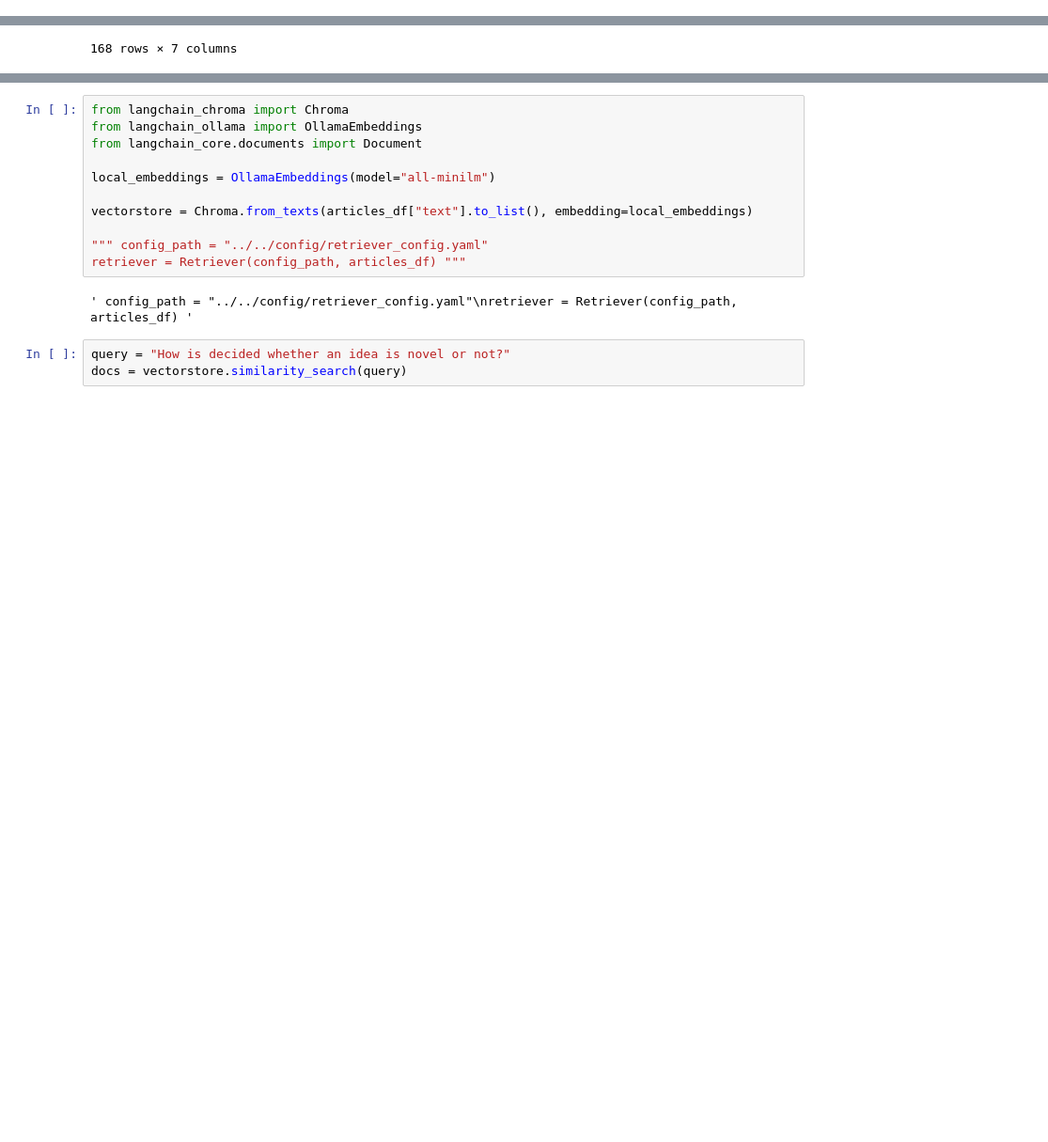
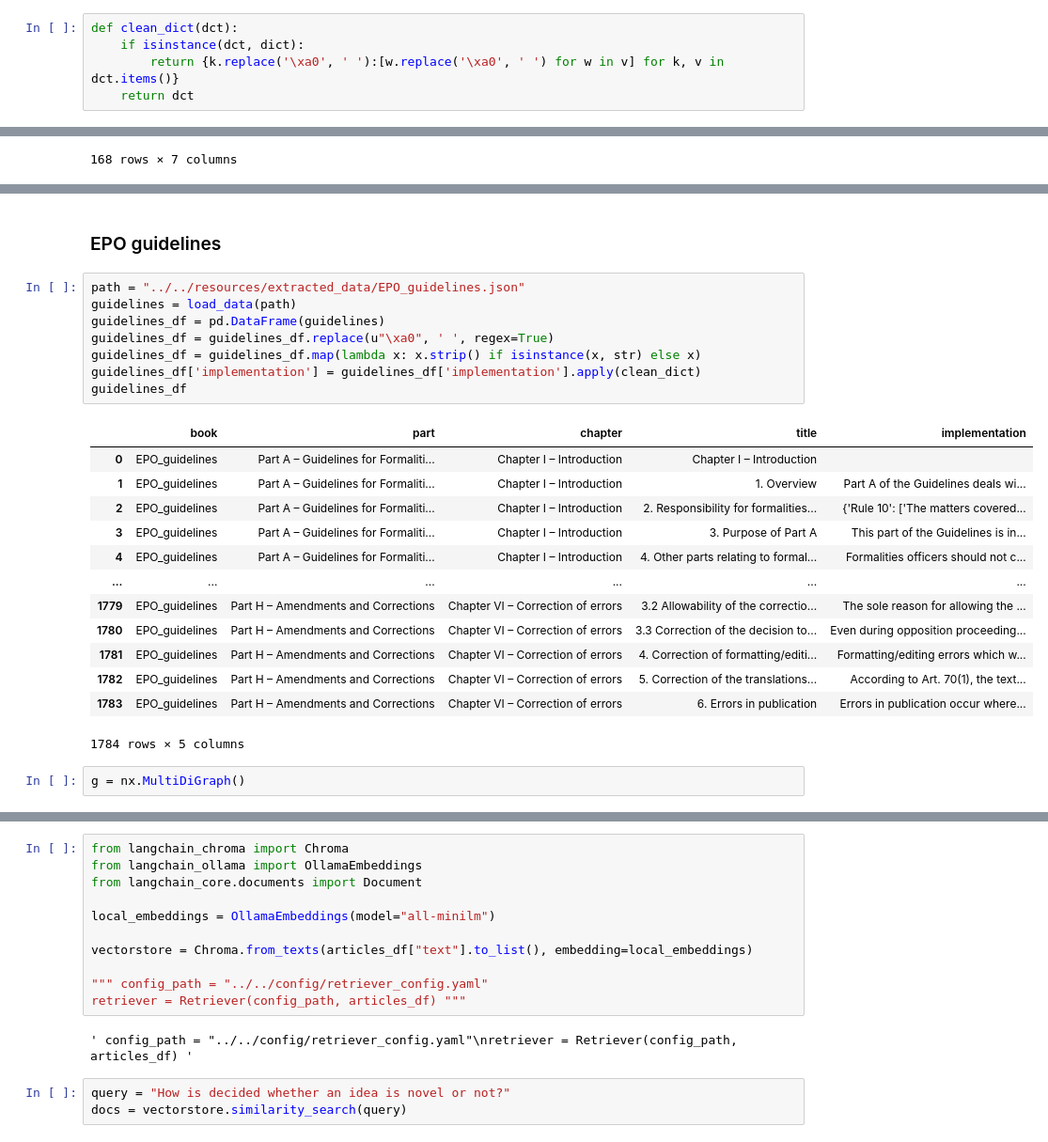
Before and after one commit to DesordreOrganise/PatentAssist, a Jupyter notebook: notebooks/preprocessing/preprocessing.ipynb, the cells around one changed output, grey strips where cells are left out. Shown at 94% size. Drawn from its saved outputs; the diff is of its cells as text; blank space fills up the shorter version.

```diff
--- a/notebooks/preprocessing/preprocessing.ipynb
+++ b/notebooks/preprocessing/preprocessing.ipynb
@@ -22,3 +23,8 @@ def clean_list(lst):
     if isinstance(lst, list):
         return [s.replace('\xa0', ' ') if isinstance(s, str) else s for s in lst]
     return lst
+# %%
+def clean_dict(dct):
+    if isinstance(dct, dict):
+        return {k.replace('\xa0', ' '):[w.replace('\xa0', ' ') for w in v] for k, v in dct.items()}
+    return dct
@@ -50,0 +85,26 @@ articles_df
+# %% [markdown]
+### EPO guidelines
+# %%
+path = "../../resources/extracted_data/EPO_guidelines.json"
+guidelines = load_data(path)
+guidelines_df = pd.DataFrame(guidelines)
+guidelines_df = guidelines_df.replace(u"\xa0", ' ', regex=True)
+guidelines_df = guidelines_df.map(lambda x: x.strip() if isinstance(x, str) else x)
+guidelines_df['implementation'] = guidelines_df['implementation'].apply(clean_dict)
+guidelines_df
+# %% [output]
+|  | book | part | chapter | title | implementation |
+| 0 | EPO_guidelines | Part A – Guidelines for Formaliti... | Chapter I – Introduction | Chapter I – Introduction |  |
+| 1 | EPO_guidelines | Part A – Guidelines for Formaliti... | Chapter I – Introduction | 1. Overview | Part A of the Guidelines deals wi... |
+| 2 | EPO_guidelines | Part A – Guidelines for Formaliti... | Chapter I – Introduction | 2. Responsibility for formalities... | {'Rule 10': ['The matters covered... |
+| 3 | EPO_guidelines | Part A – Guidelines for Formaliti... | Chapter I – Introduction | 3. Purpose of Part A | This part of the Guidelines is in... |
+| 4 | EPO_guidelines | Part A – Guidelines for Formaliti... | Chapter I – Introduction | 4. Other parts relating to formal... | Formalities officers should not c... |
+| ... | ... | ... | ... | ... | ... |
+| 1779 | EPO_guidelines | Part H – Amendments and Corrections | Chapter VI – Correction of errors | 3.2 Allowability of the correctio... | The sole reason for allowing the ... |
+| 1780 | EPO_guidelines | Part H – Amendments and Corrections | Chapter VI – Correction of errors | 3.3 Correction of the decision to... | Even during opposition proceeding... |
+| 1781 | EPO_guidelines | Part H – Amendments and Corrections | Chapter VI – Correction of errors | 4. Correction of formatting/editi... | Formatting/editing errors which w... |
+| 1782 | EPO_guidelines | Part H – Amendments and Corrections | Chapter VI – Correction of errors | 5. Correction of the translations... | According to Art. 70(1), the text... |
+| 1783 | EPO_guidelines | Part H – Amendments and Corrections | Chapter VI – Correction of errors | 6. Errors in publication | Errors in publication occur where... |
+1784 rows × 5 columns
+# %%
+g = nx.MultiDiGraph()
```
Also changed, not shown: parts of 7 cells of this notebook, 1 other file.
